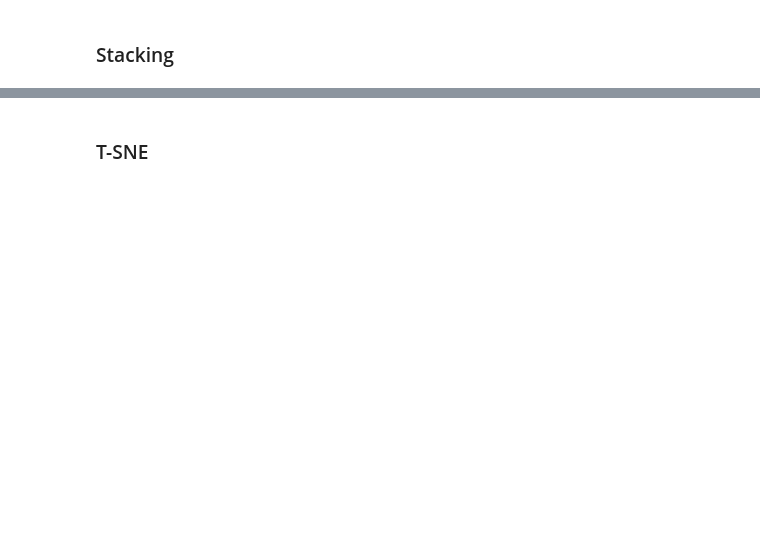
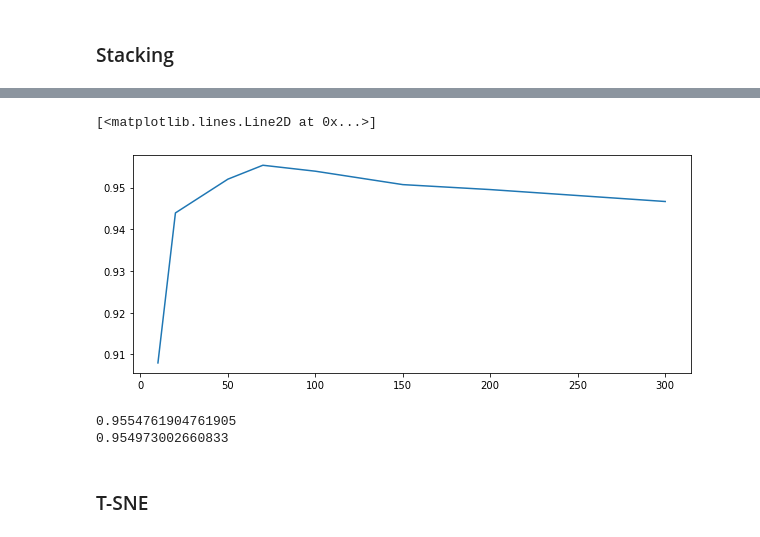
Before and after one commit to Shuaf98/y-data, a Jupyter notebook: kaggle/digits/EDA.ipynb, the cells around one changed output, grey strips where cells are left out. Saved outputs shown, nothing was run; the diff lists cells and outputs as text; code cells hidden in the pictures; blank space fills up the shorter version.

```diff
--- a/kaggle/digits/EDA.ipynb
+++ b/kaggle/digits/EDA.ipynb
@@ -151,0 +134,4 @@ classification_report(y_val, NB.predict(x_val))
+# %%
+knn = KNeighborsClassifier(3).fit(X, y)
+knn_pred = knn.predict(df_test)
+knn_pred
@@ -160,2 +299,30 @@ classification_report(y_val, NB.predict(x_val))
+# %%
+components = [10, 20,50,70,100,150, 200,300,]
+accs = []
+for c in  components:
+
+    pca_knn = PCA(c)
+    pca_x_train = pca_knn.fit_transform(scaled_train)
+    knn = KNeighborsClassifier(5).fit(pca_x_train, y_train)
+    x_val_pca = scale.transform(x_val)
+    x_val_pca = pca_knn.transform(x_val_pca)
+
+    accs.append(accuracy_score(y_val, knn.predict(x_val_pca)))
+fig = plt.figure(figsize = (10,4))
+plt.plot(components, accs)
+# %% [output]
+[<matplotlib.lines.Line2D at 0x...>]
+[figure, added]
+# %%
+pca_knn = PCA(100)
+pca_x_train = pca_knn.fit_transform(scaled_train)
+knn = KNeighborsClassifier(5).fit(pca_x_train, y_train)
+x_val_pca = scale.transform(x_val)
+x_val_pca = pca_knn.transform(x_val_pca)
+print(accuracy_score(y_val, knn.predict(x_val_pca)))
+print(f1_score(y_val, knn.predict(x_val_pca), average = 'macro'))
+# %% [output]
+0.9554761904761905
+0.954973002660833
 # %% [markdown]
 ### T-SNE
```
Also changed, not shown: parts of 40 cells of this notebook, 3 other files.
